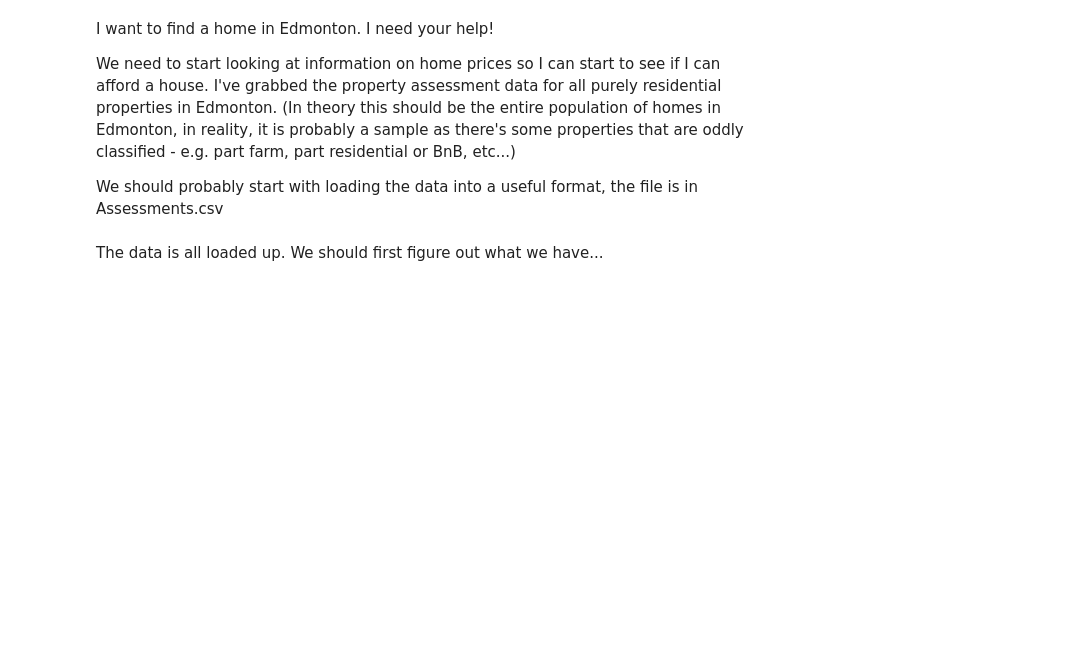
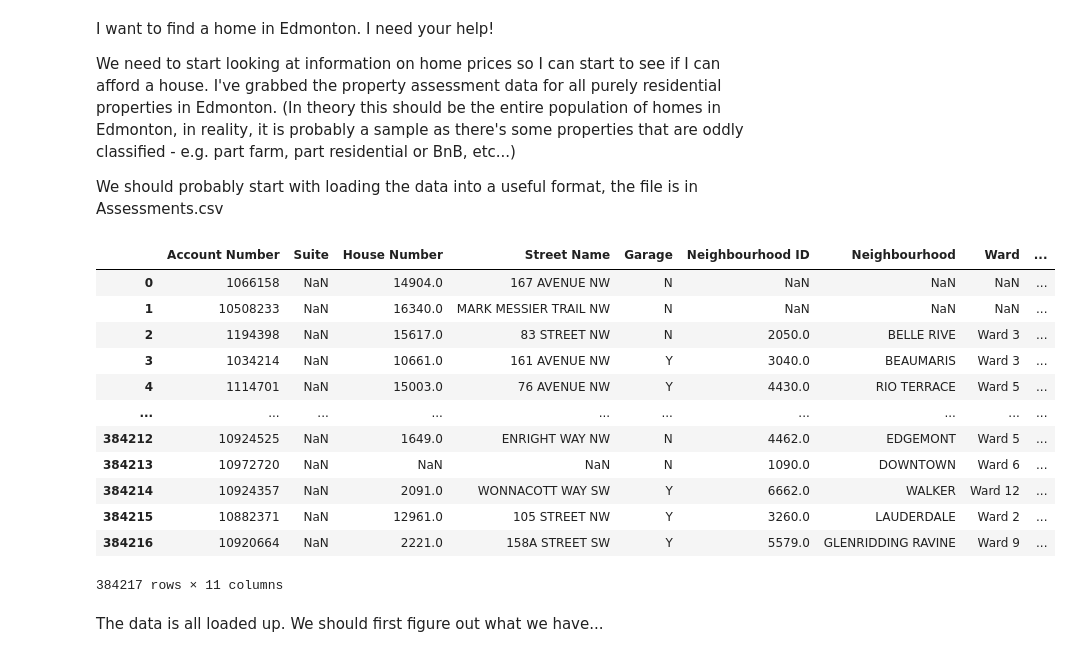
Before and after one commit to Soniyasunny1/BasicClassExamples, a Jupyter notebook: 001a_Exploring_1Var_sol.ipynb, the cells around one changed output. Drawn from its saved outputs; the diff is of its cells as text; code cells hidden in the pictures; blank space fills up the shorter version.

```diff
--- a/001a_Exploring_1Var_sol.ipynb
+++ b/001a_Exploring_1Var_sol.ipynb
@@ -12,6 +12,22 @@ We should probably start with loading the data into a useful format, the file is
 # %%
 #Load data from CSV and put in a useful data structure
 df =pd.read_csv("Assessments.csv")
+# %%
+df
+# %% [output]
+|  | Account Number | Suite | House Number | Street Name | Garage | Neighbourhood ID | Neighbourhood | Ward | ... |
+| 0 | 1066158 | NaN | 14904.0 | 167 AVENUE NW | N | NaN | NaN | NaN | ... |
+| 1 | 10508233 | NaN | 16340.0 | MARK MESSIER TRAIL NW | N | NaN | NaN | NaN | ... |
+| 2 | 1194398 | NaN | 15617.0 | 83 STREET NW | N | 2050.0 | BELLE RIVE | Ward 3 | ... |
+| 3 | 1034214 | NaN | 10661.0 | 161 AVENUE NW | Y | 3040.0 | BEAUMARIS | Ward 3 | ... |
+| 4 | 1114701 | NaN | 15003.0 | 76 AVENUE NW | Y | 4430.0 | RIO TERRACE | Ward 5 | ... |
+| ... | ... | ... | ... | ... | ... | ... | ... | ... | ... |
+| 384212 | 10924525 | NaN | 1649.0 | ENRIGHT WAY NW | N | 4462.0 | EDGEMONT | Ward 5 | ... |
+| 384213 | 10972720 | NaN | NaN | NaN | N | 1090.0 | DOWNTOWN | Ward 6 | ... |
+| 384214 | 10924357 | NaN | 2091.0 | WONNACOTT WAY SW | Y | 6662.0 | WALKER | Ward 12 | ... |
+| 384215 | 10882371 | NaN | 12961.0 | 105 STREET NW | Y | 3260.0 | LAUDERDALE | Ward 2 | ... |
+| 384216 | 10920664 | NaN | 2221.0 | 158A STREET SW | Y | 5579.0 | GLENRIDDING RAVINE | Ward 9 | ... |
+384217 rows × 11 columns
 # %% [markdown]
 The data is all loaded up. We should first figure out what we have...
 # %%
```
Also changed, not shown: parts of 4 cells of this notebook.
